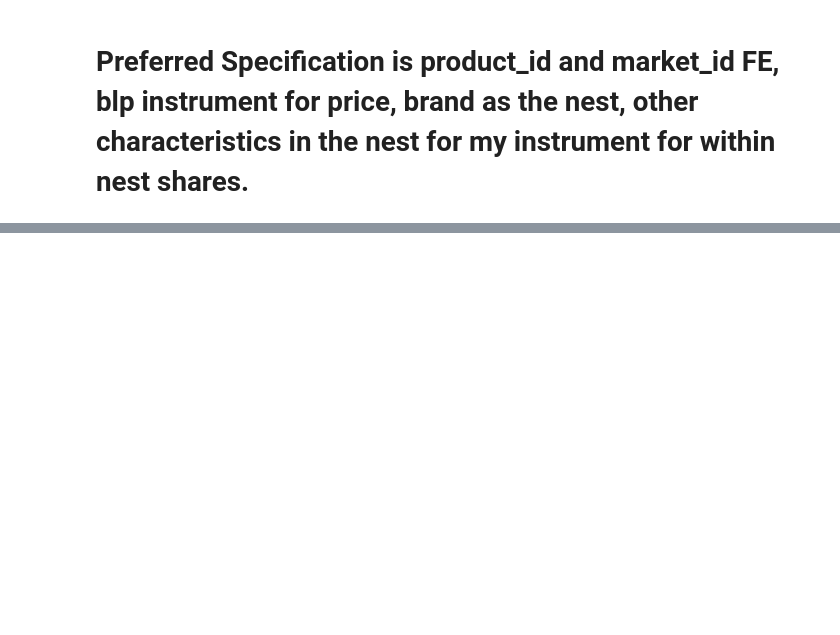
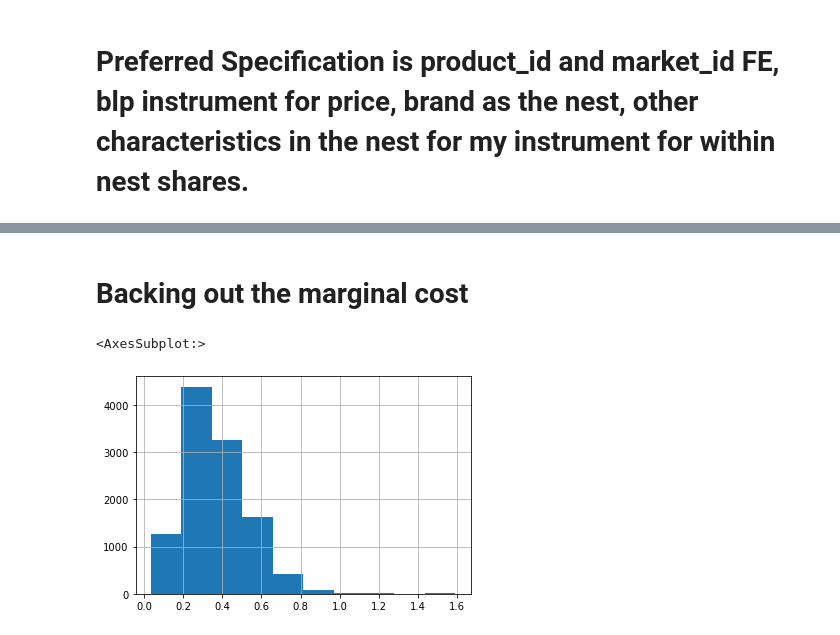
Before and after one commit to davidjiyangcai/blp_pset, a Jupyter notebook: code/pset.ipynb, the cells around one changed output, grey strips where cells are left out. Drawn from its saved outputs; the diff is of its cells as text; code cells hidden in the pictures; blank space fills up the shorter version.

```diff
--- a/code/pset.ipynb
+++ b/code/pset.ipynb
@@ -499,0 +513,11 @@ nlogit_result[-1]['Italy_1990']
+# %% [markdown]
+# Backing out the marginal cost
+# %%
+data_with_cost = nlogit_result[0]['FE=product_ids+market_ids, IV=blp, nest=segment, nest_instrument=nest_both, Market Share Assumption=1.1'][1]
+# %%
+data_with_cost['markup'] = (data_with_cost.prices-data_with_cost.mc)/data_with_cost.prices
+# %%
+data_with_cost['markup'].hist()
+# %% [output]
+<AxesSubplot:>
+[figure, added]
```
Also changed, not shown: parts of 10 cells of this notebook.
